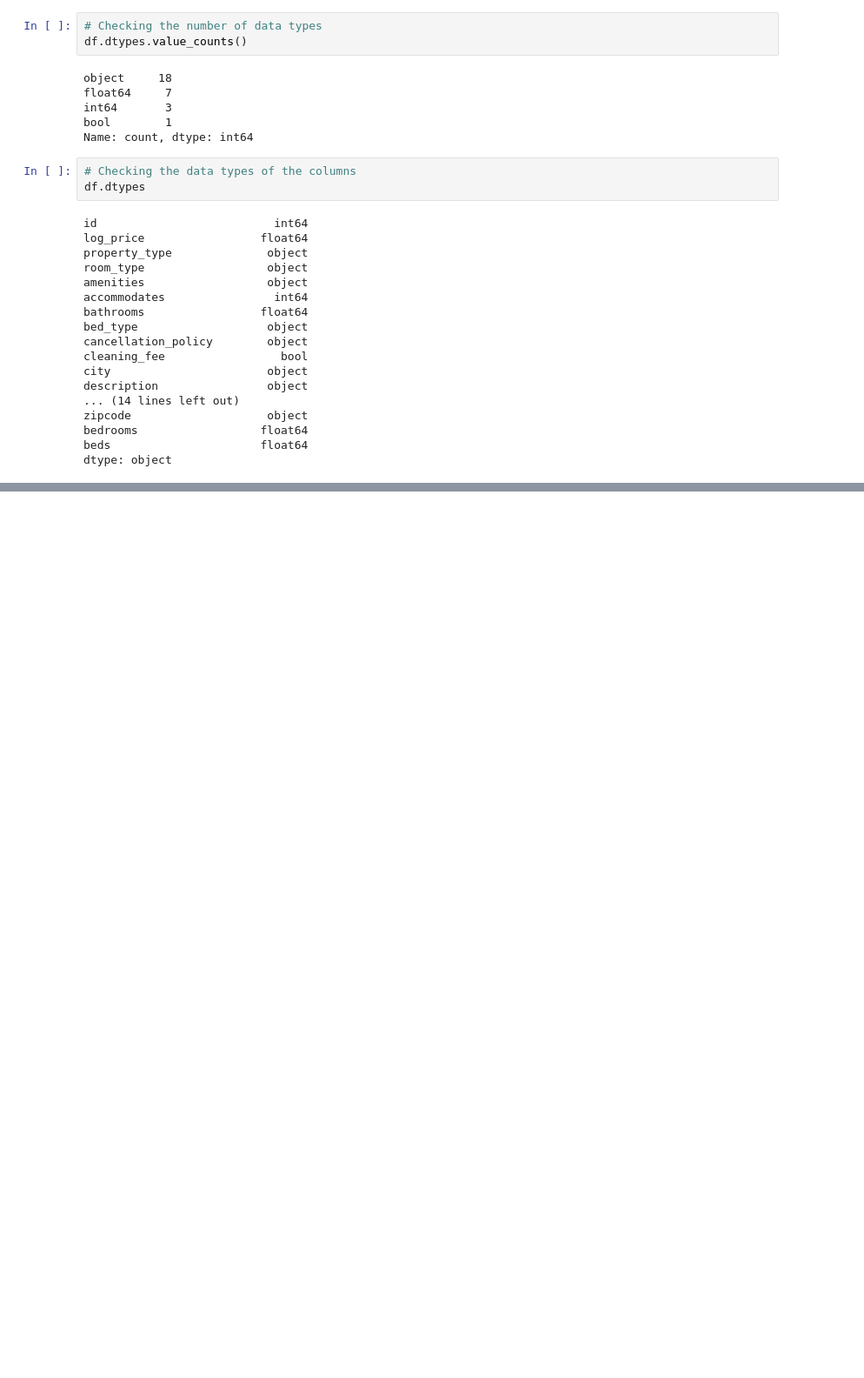
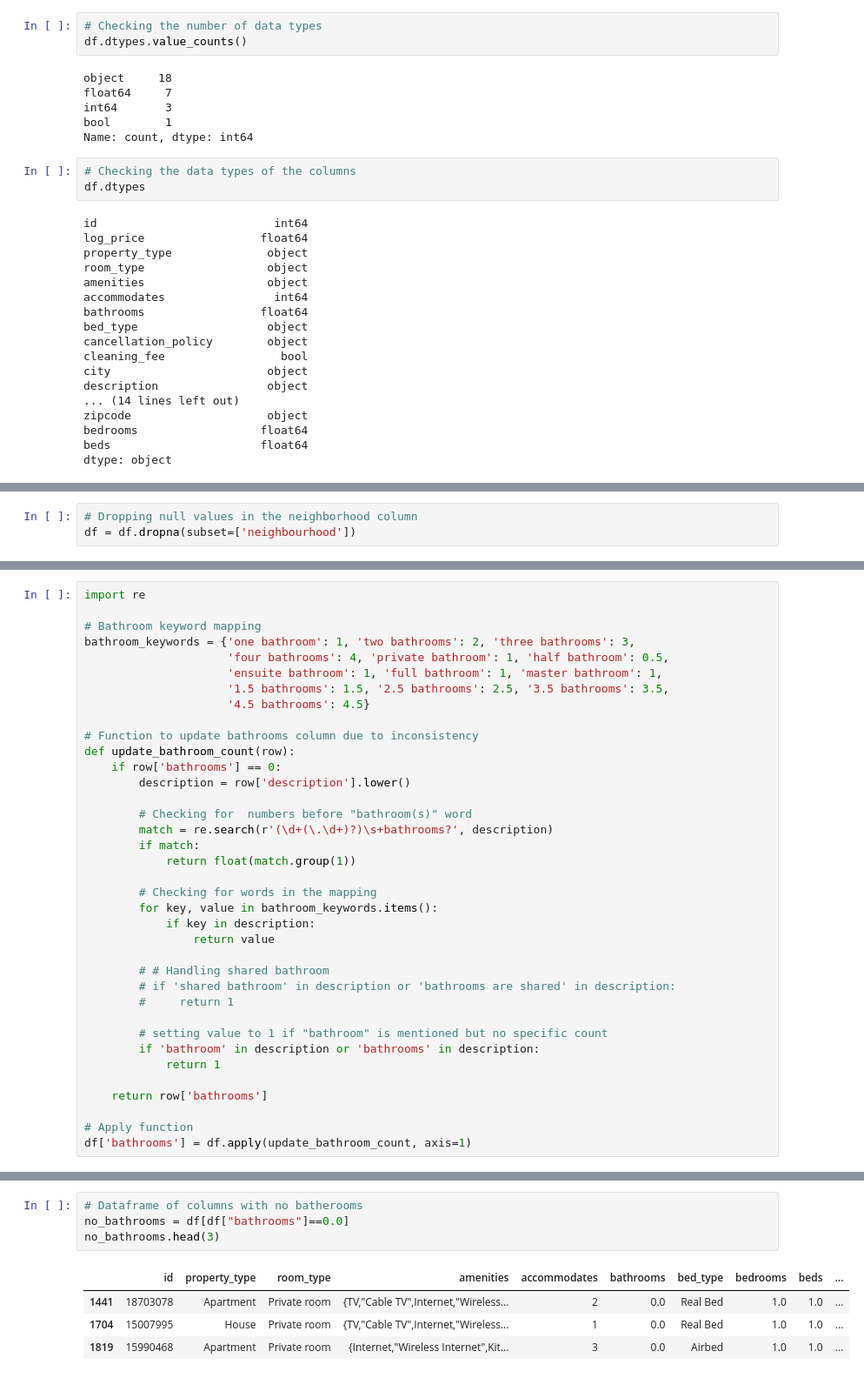
Before and after one commit to janejeshen/Recommendation-system-for-hotel-and-airbnbs, a Jupyter notebook: Recommendation_system.ipynb, the cells around one changed output, grey strips where cells are left out. Shown at 87% size. Cells and saved outputs as stored; diff of their text form; blank space fills up the shorter version.

```diff
--- a/Recommendation_system.ipynb
+++ b/Recommendation_system.ipynb
@@ -182,0 +267,3 @@ IntCastingNaNError: Cannot convert non-finite values (NA or inf) to integer
+# %%
+# Dropping null values in the neighborhood column
+df = df.dropna(subset=['neighbourhood'])
@@ -182,0 +295,37 @@ IntCastingNaNError: Cannot convert non-finite values (NA or inf) to integer
+# %%
+import re
+
+# Bathroom keyword mapping
+bathroom_keywords = {'one bathroom': 1, 'two bathrooms': 2, 'three bathrooms': 3,
+                     'four bathrooms': 4, 'private bathroom': 1, 'half bathroom': 0.5,
+                     'ensuite bathroom': 1, 'full bathroom': 1, 'master bathroom': 1,
+                     '1.5 bathrooms': 1.5, '2.5 bathrooms': 2.5, '3.5 bathrooms': 3.5,
+                     '4.5 bathrooms': 4.5}
+
+# Function to update bathrooms column due to inconsistency
+def update_bathroom_count(row):
+    if row['bathrooms'] == 0:
+        description = row['description'].lower()
+
+        # Checking for  numbers before "bathroom(s)" word
+        match = re.search(r'(\d+(\.\d+)?)\s+bathrooms?', description)
+        if match:
+            return float(match.group(1))
+
+        # Checking for words in the mapping
+        for key, value in bathroom_keywords.items():
+            if key in description:
+                return value
+
+        # # Handling shared bathroom
+        # if 'shared bathroom' in description or 'bathrooms are shared' in description:
+        #     return 1
+
+        # setting value to 1 if "bathroom" is mentioned but no specific count
+        if 'bathroom' in description or 'bathrooms' in description:
+            return 1
+
+    return row['bathrooms']
+
+# Apply function
+df['bathrooms'] = df.apply(update_bathroom_count, axis=1)
@@ -182,0 +355,9 @@ IntCastingNaNError: Cannot convert non-finite values (NA or inf) to integer
+# %%
+# Dataframe of columns with no batherooms
+no_bathrooms = df[df["bathrooms"]==0.0]
+no_bathrooms.head(3)
+# %% [output]
+|  | id | property_type | room_type | amenities | accommodates | bathrooms | bed_type | bedrooms | beds | ... |
+| 1441 | 18703078 | Apartment | Private room | {TV,"Cable TV",Internet,"Wireless... | 2 | 0.0 | Real Bed | 1.0 | 1.0 | ... |
+| 1704 | 15007995 | House | Private room | {TV,"Cable TV",Internet,"Wireless... | 1 | 0.0 | Real Bed | 1.0 | 1.0 | ... |
+| 1819 | 15990468 | Apartment | Private room | {Internet,"Wireless Internet",Kit... | 3 | 0.0 | Airbed | 1.0 | 1.0 | ... |
```
Also changed, not shown: parts of 35 cells of this notebook, 1 other file.
